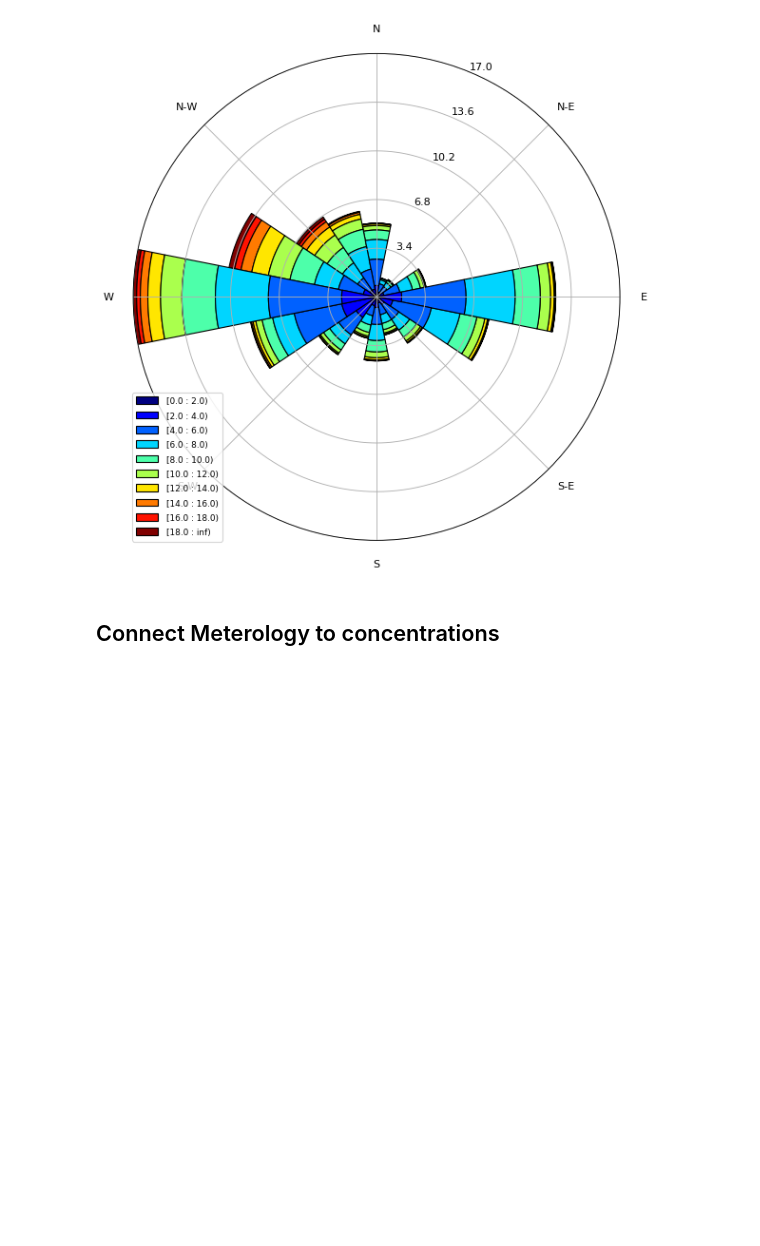
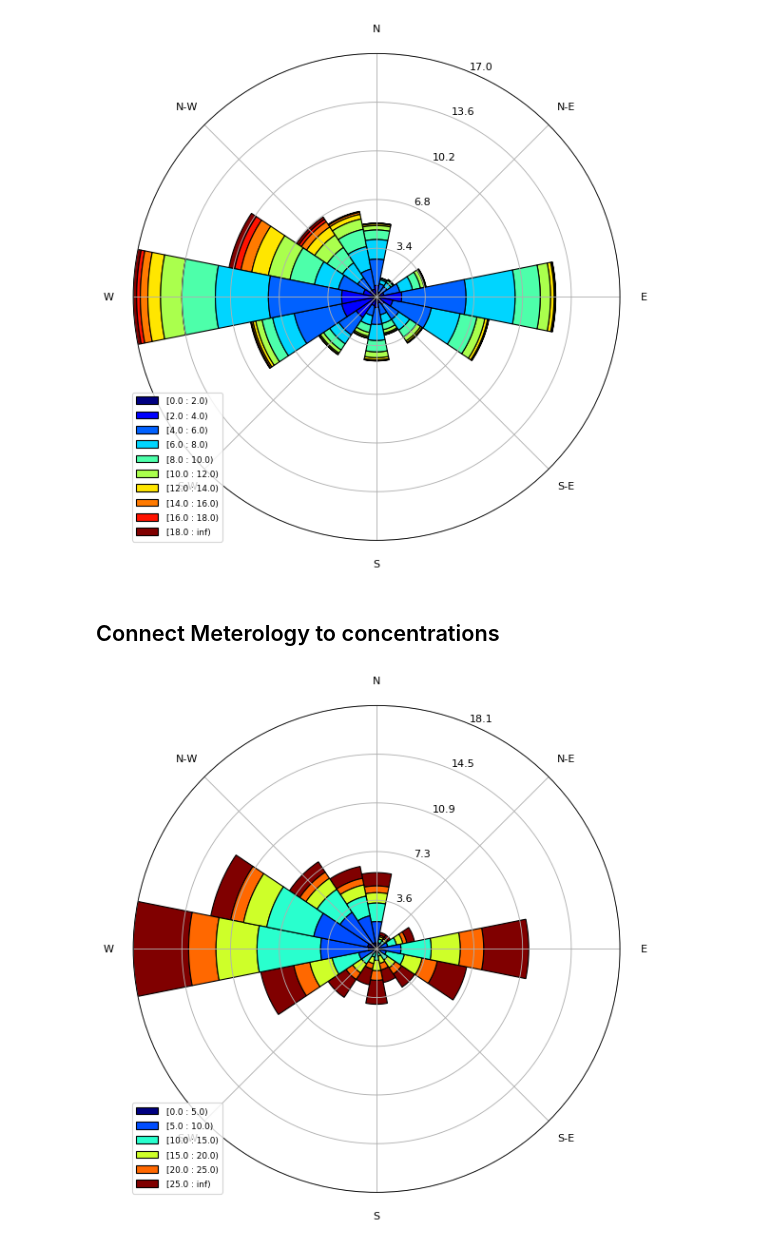
Before and after one commit to DuncanDHall/EAS-air-quality, a Jupyter notebook: exploration_v3.ipynb, the cells around one changed output. Saved outputs shown, nothing was run; the diff lists cells and outputs as text; code cells hidden in the pictures; blank space fills up the shorter version.

```diff
--- a/exploration_v3.ipynb
+++ b/exploration_v3.ipynb
@@ -342,14 +342,17 @@ for row in df.iterrows():
     speeds.append(met.sknt)
 #     print(meterology.iloc[index])
 
-df.winddir = dirs
-df.sknt = speeds
+df['winddir'] = dirs
+df['sknt'] = speeds
 # print(dirs, speeds)
 # %%
-wd = df.winddir
-ws = meterology.sknt
+data = df[df.parameter==PM10]
+wd = data.winddir
+ws = data.value
 
 ax = WindroseAxes.from_ax()
-ax.bar(wd, ws, normed=True, opening=1.0, edgecolor='black',bins=np.arange(0, 20, 2))
+ax.bar(wd, ws, normed=True, opening=1.0, edgecolor='black',bins=np.arange(0, 30, 5))
 ax.set_legend()
 plt.savefig('wind_dir.png')
+# %% [output]
+[figure, added]
```
Also changed, not shown: parts of 2 cells of this notebook, 1 other file.
